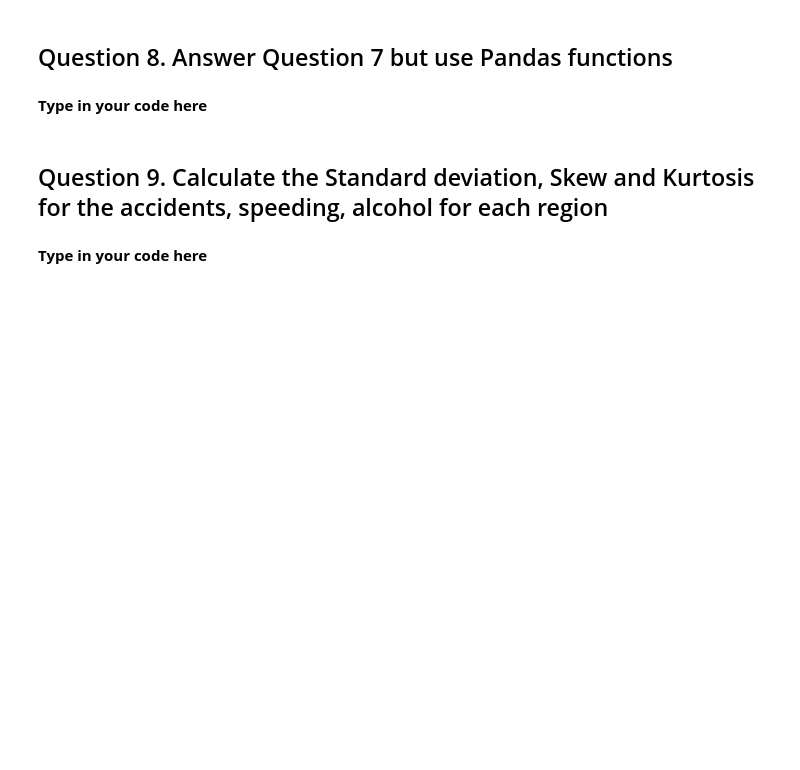
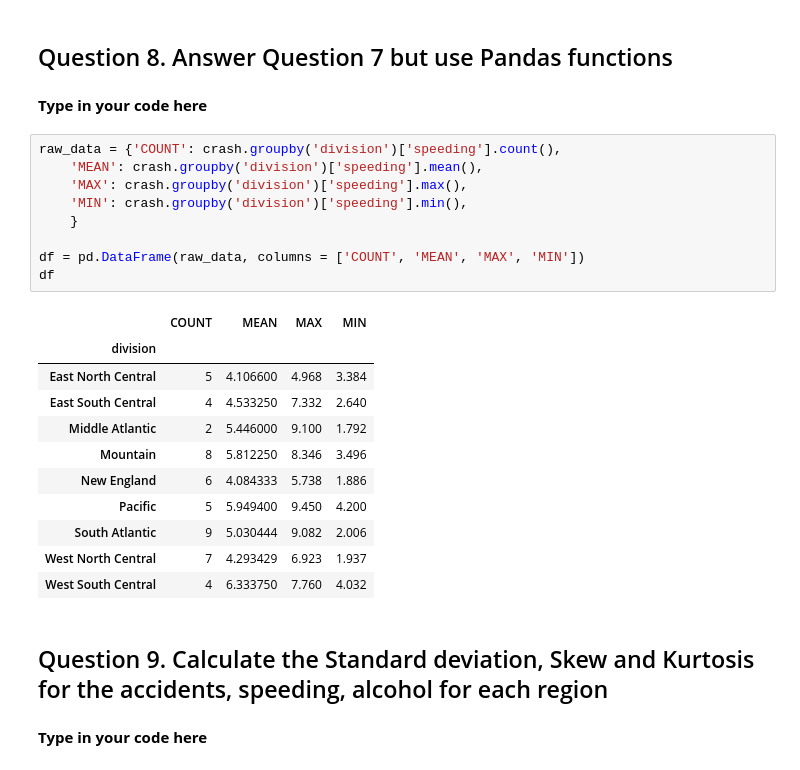
Before and after one commit to Arx1971/DataAnalytics-HW-1, a Jupyter notebook: HW1_Spring2020.ipynb, the cells around one changed output. Drawn from its saved outputs; the diff is of its cells as text; blank space fills up the shorter version.

```diff
--- a/HW1_Spring2020.ipynb
+++ b/HW1_Spring2020.ipynb
@@ -185,6 +186,27 @@ print(ps.sqldf(query4))
 ## Question 8. Answer Question 7 but use Pandas functions
 # %% [markdown]
 **Type in your code here**
+# %%
+raw_data = {'COUNT': crash.groupby('division')['speeding'].count(),
+    'MEAN': crash.groupby('division')['speeding'].mean(),
+    'MAX': crash.groupby('division')['speeding'].max(),
+    'MIN': crash.groupby('division')['speeding'].min(),
+    }
+
+df = pd.DataFrame(raw_data, columns = ['COUNT', 'MEAN', 'MAX', 'MIN'])
+df
+# %% [output]
+|  | COUNT | MEAN | MAX | MIN |
+| division |  |  |  |  |
+| East North Central | 5 | 4.106600 | 4.968 | 3.384 |
+| East South Central | 4 | 4.533250 | 7.332 | 2.640 |
+| Middle Atlantic | 2 | 5.446000 | 9.100 | 1.792 |
+| Mountain | 8 | 5.812250 | 8.346 | 3.496 |
+| New England | 6 | 4.084333 | 5.738 | 1.886 |
+| Pacific | 5 | 5.949400 | 9.450 | 4.200 |
+| South Atlantic | 9 | 5.030444 | 9.082 | 2.006 |
+| West North Central | 7 | 4.293429 | 6.923 | 1.937 |
+| West South Central | 4 | 6.333750 | 7.760 | 4.032 |
 # %% [markdown]
 ## Question 9. Calculate the Standard deviation, Skew and Kurtosis for the accidents, speeding, alcohol for each region
 # %% [markdown]
```
Also changed, not shown: parts of 3 cells of this notebook.
